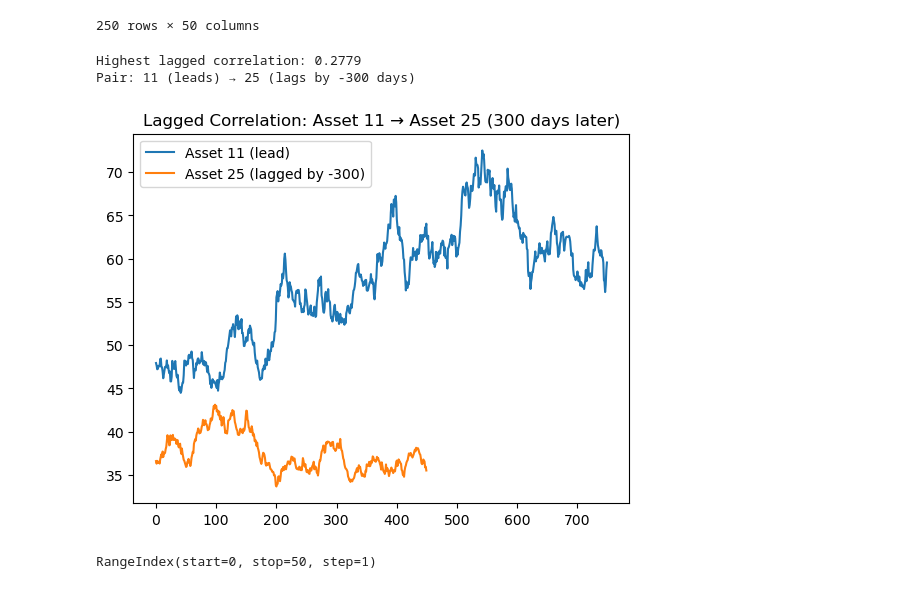
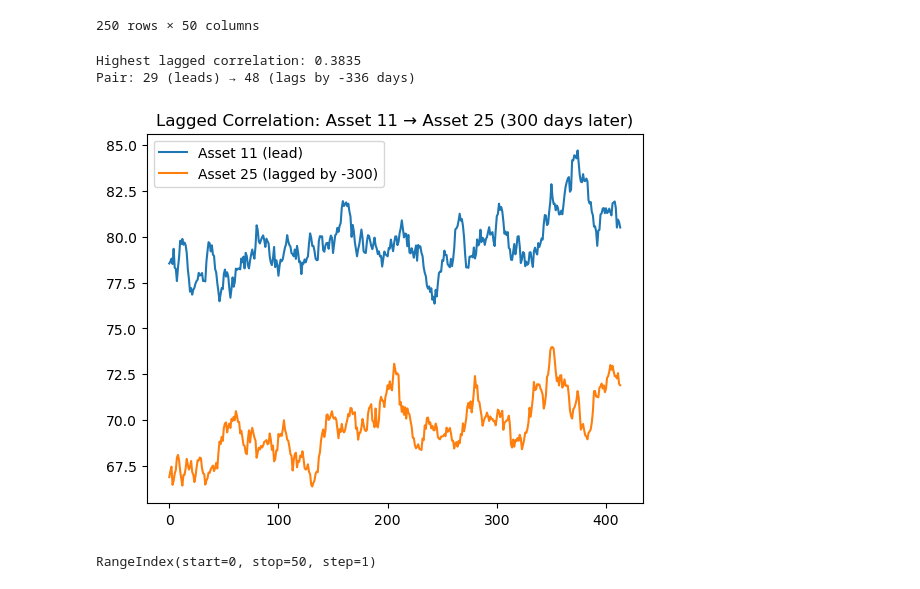
Before and after one commit to AlanPythonProgramming/SIG-Algothon-2025, a Jupyter notebook: SY/VAR.ipynb, the cells around one changed output. Drawn from its saved outputs; the diff is of its cells as text; code cells hidden in the pictures.

```diff
--- a/SY/VAR.ipynb
+++ b/SY/VAR.ipynb
@@ -16,8 +16,8 @@ def loadPrices(fn):
     return (df.values)
 
 pricesFile="../prices.txt"
-prices = pd.DataFrame(loadPrices(pricesFile))
-returns = pd.DataFrame(np.diff(np.log(prices), axis=0))
+prices = pd.DataFrame(loadPrices(pricesFile)).iloc[:,:]
+returns = pd.DataFrame(prices.pct_change().dropna())
 train_prices = prices.iloc[:500, :]
 test_prices = prices.iloc[500:, :].reset_index(drop=True)
 
@@ -142,7 +184,7 @@ best_corr = 0
 best_pair = (None, None)
 best_lag = 0
 
-max_lag = 300  # how far forward/backward to search
+max_lag = 337  # how far forward/backward to search
 
 for asset1 in assets:
     for asset2 in assets:
@@ -158,22 +200,22 @@ for asset1 in assets:
 print(f"Highest lagged correlation: {best_corr:.4f}")
 print(f"Pair: {best_pair[0]} (leads) → {best_pair[1]} (lags by {best_lag} days)")
 # %% [output]
-Highest lagged correlation: 0.2779
-Pair: 11 (leads) → 25 (lags by -300 days)
+Highest lagged correlation: 0.3835
+Pair: 29 (leads) → 48 (lags by -336 days)
 # %%
-#Highest lagged correlation: 0.2779
-#Pair: 11 (leads) → 25 (lags by -300 days)
+#Highest lagged correlation: 0.3762
+#Pair: 29 (leads) → 48 (lags by -335 days)
 
-lead = prices[11]
-lag = prices[25].shift(-300)  # shift forward
+lead = prices[48][336:].reset_index(drop=True)
+lag = prices[29][:-336].reset_index(drop=True) + 40 # shift forward
 
 plt.plot(lead, label="Asset 11 (lead)")
 plt.plot(lag, label="Asset 25 (lagged by -300)")
 plt.legend()
 plt.title("Lagged Correlation: Asset 11 → Asset 25 (300 days later)")
 plt.show()
 # %% [output]
-[figure, old version]
+[figure, new version]
 # %%
 returns.columns
 # %% [output]
```
Also changed, not shown: parts of 6 cells of this notebook.
